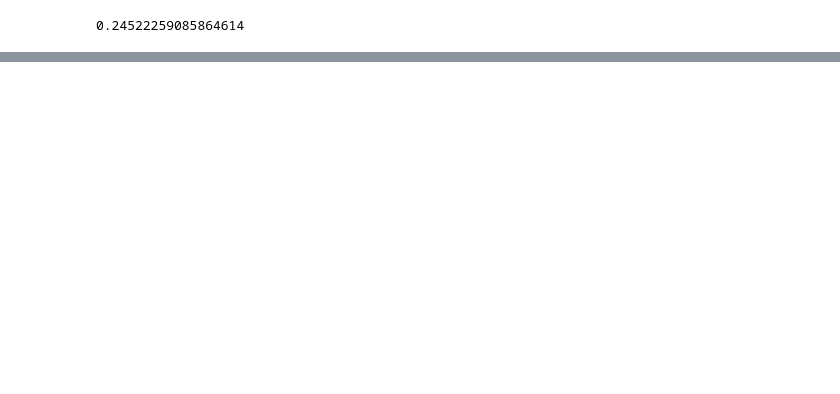
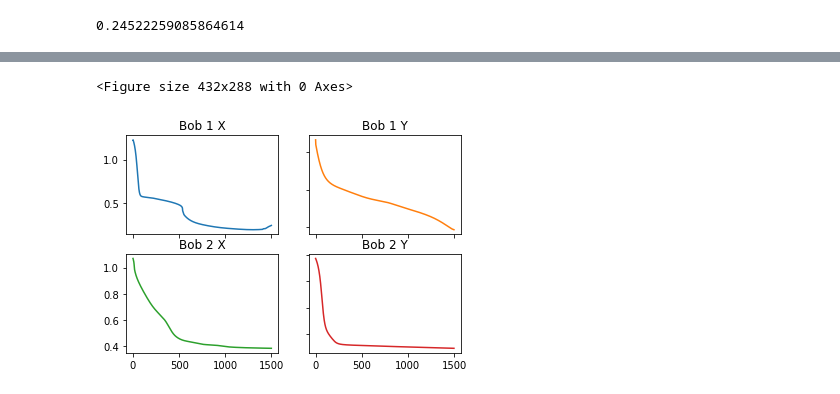
Before and after one commit to ShroomyJr/double_pendulum_nn, a Jupyter notebook: jupyter.ipynb, the cells around one changed output, grey strips where cells are left out. Saved outputs shown, nothing was run; the diff lists cells and outputs as text; code cells hidden in the pictures; blank space fills up the shorter version.

```diff
--- a/jupyter.ipynb
+++ b/jupyter.ipynb
@@ -25,10 +24,9 @@ training_set = [training_set[i] for i in range(0,600,6)]
 # %%
 # Initialize Network with Nguyen_Widrow weighting
-x_network = RNN(window, 3, 1)
-# x_network.nguyen_widrow()
+x1_network = RNN(window, 3, 1)
+# x1_network.nguyen_widrow()
 # Train Network on First Training Set
-# training_set = [float((np.sin(x/2))) for x in range(time_steps)] #Sin training set
-error = x_network.train(training_set[:time_steps], time_steps, \
+error = x1_network.train(training_set[:time_steps], time_steps, \
         learning_rate=learning_rate, epochs=epochs, window=window)
 # %% [output]
 Epoch 0         MSE 1.2234999731187508
@@ -153,0 +102,21 @@ plt.show()
+# %%
+training_set = read_csv_for_network('./dataset/physics_model/0_cropped.csv')[:600]
+x_1_set = [row[0] for row in training_set]
+y_1_set = [row[1] for row in training_set]
+x_2_set = [row[2] for row in training_set]
+y_2_set = [row[3] for row in training_set]
+y1_network = RNN(window, 3, 1)
+x2_network = RNN(window, 3, 1)
+y2_network = RNN(window, 3, 1)
+# Clip Into 6 training sets
+y_1_set = [y_1_set[i] for i in range(0,600,6)]
+x_2_set = [x_2_set[i] for i in range(0,600,6)]
+y_2_set = [y_2_set[i] for i in range(0,600,6)]
+training_set = [training_set[i] for i in range(0,600,6)]
+
+error1 = y1_network.train(y_1_set[:time_steps], time_steps, \
+        learning_rate=learning_rate, epochs=epochs, window=window)
+error2 = x2_network.train(x_2_set[:time_steps], time_steps, \
+        learning_rate=learning_rate, epochs=epochs, window=window)
+error3 = y2_network.train(y_2_set[:time_steps], time_steps, \
+        learning_rate=learning_rate, epochs=epochs, window=window)
@@ -153,0 +141,19 @@ plt.show()
+# %%
+data = training_set = read_csv_for_network('./dataset/physics_model/0_cropped.csv')[:600]
+
+plt.figure(2)
+fig, axs = plt.subplots(2, 2)
+axs[0, 0].plot(error)
+axs[0, 0].set_title('Bob 1 X')
+axs[0, 1].plot(error1, 'tab:orange')
+axs[0, 1].set_title('Bob 1 Y')
+axs[1, 0].plot(error2, 'tab:green')
+axs[1, 0].set_title('Bob 2 X')
+axs[1, 1].plot(error3, 'tab:red')
+axs[1, 1].set_title('Bob 2 Y')
+for ax in fig.get_axes():
+    ax.label_outer()
+plt.show()
+# %% [output]
+<Figure size 432x288 with 0 Axes>
+[figure, added]
```
Also changed, not shown: parts of 8 cells of this notebook, 4 other files.
